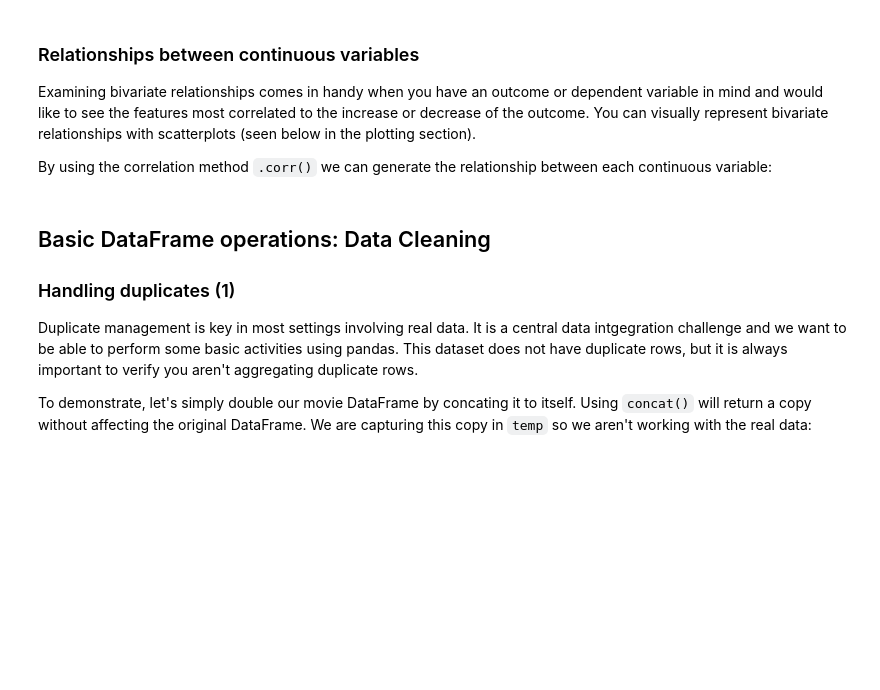
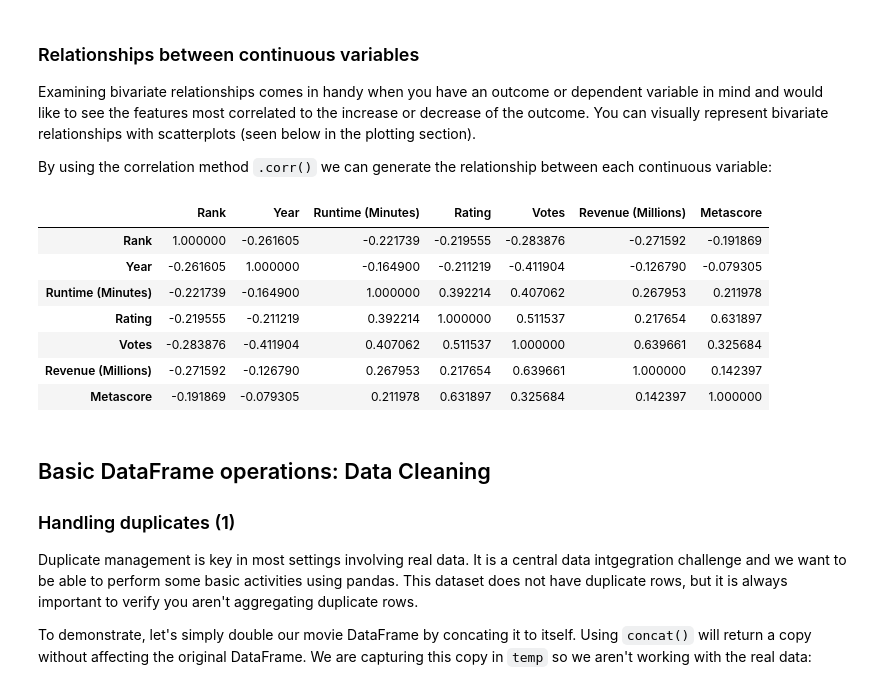
Before and after one commit to Intro-to-DS-WS24/Working-with-Data-in-Python, a Jupyter notebook: 02_Working_With_Data_in_Python.ipynb, the cells around one changed output. Drawn from its saved outputs; the diff is of its cells as text; code cells hidden in the pictures; blank space fills up the shorter version.

```diff
--- a/02_Working_With_Data_in_Python.ipynb
+++ b/02_Working_With_Data_in_Python.ipynb
@@ -214,5 +313,14 @@ By using the correlation method `.corr()` we can generate the relationship betwe
 # %%
-movies_df.corr()
+movies_df.corr(numeric_only=True)
+# %% [output]
+|  | Rank | Year | Runtime (Minutes) | Rating | Votes | Revenue (Millions) | Metascore |
+| Rank | 1.000000 | -0.261605 | -0.221739 | -0.219555 | -0.283876 | -0.271592 | -0.191869 |
+| Year | -0.261605 | 1.000000 | -0.164900 | -0.211219 | -0.411904 | -0.126790 | -0.079305 |
+| Runtime (Minutes) | -0.221739 | -0.164900 | 1.000000 | 0.392214 | 0.407062 | 0.267953 | 0.211978 |
+| Rating | -0.219555 | -0.211219 | 0.392214 | 1.000000 | 0.511537 | 0.217654 | 0.631897 |
+| Votes | -0.283876 | -0.411904 | 0.407062 | 0.511537 | 1.000000 | 0.639661 | 0.325684 |
+| Revenue (Millions) | -0.271592 | -0.126790 | 0.267953 | 0.217654 | 0.639661 | 1.000000 | 0.142397 |
+| Metascore | -0.191869 | -0.079305 | 0.211978 | 0.631897 | 0.325684 | 0.142397 | 1.000000 |
 # %% [markdown]
 ## Basic DataFrame operations: Data Cleaning
 
```
Also changed, not shown: parts of 41 cells of this notebook, 1 other file.
